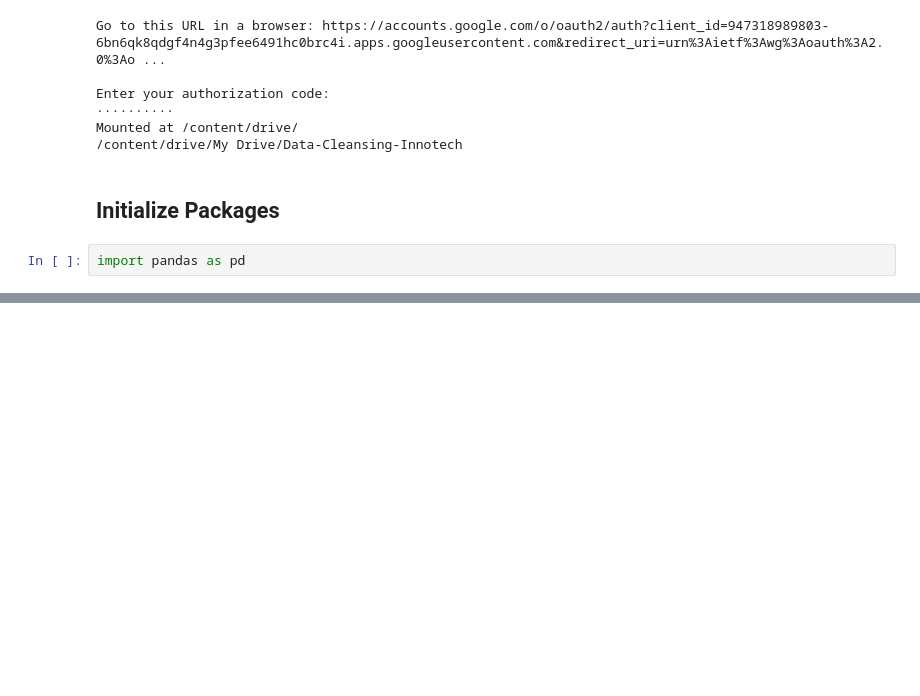
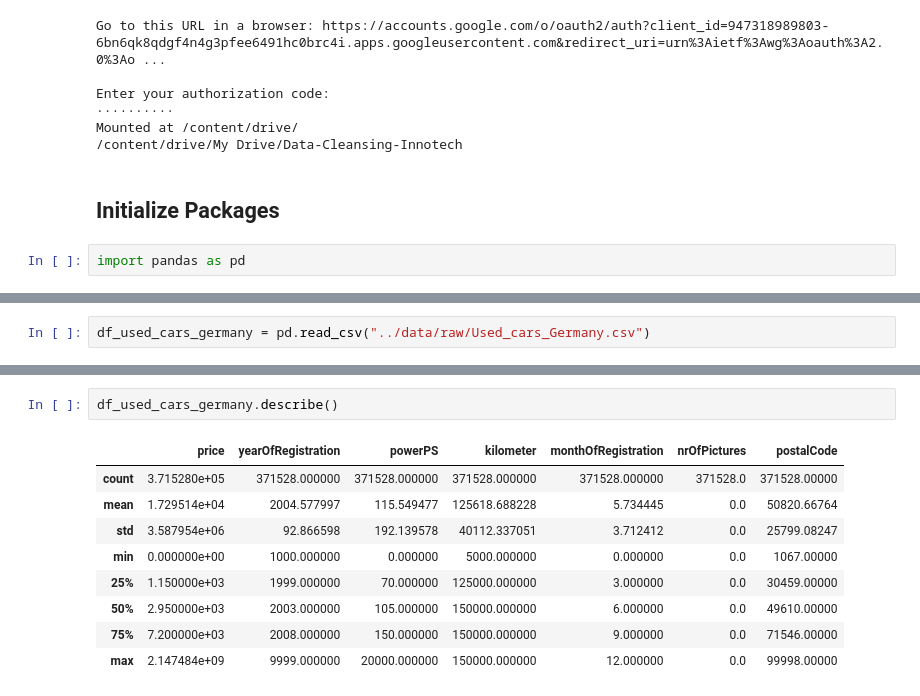
Before and after one commit to pakhotin/Data-Cleansing-Innotech, a Jupyter notebook: notebooks/Demo.ipynb, the cells around one changed output, grey strips where cells are left out. Drawn from its saved outputs; the diff is of its cells as text; blank space fills up the shorter version.

```diff
--- a/notebooks/Demo.ipynb
+++ b/notebooks/Demo.ipynb
@@ -22,0 +126,2 @@ import pandas as pd
+# %%
+df_used_cars_germany = pd.read_csv("../data/raw/Used_cars_Germany.csv")
@@ -22,0 +152,12 @@ import pandas as pd
+# %%
+df_used_cars_germany.describe()
+# %% [output]
+|  | price | yearOfRegistration | powerPS | kilometer | monthOfRegistration | nrOfPictures | postalCode |
+| count | 3.715280e+05 | 371528.000000 | 371528.000000 | 371528.000000 | 371528.000000 | 371528.0 | 371528.00000 |
+| mean | 1.729514e+04 | 2004.577997 | 115.549477 | 125618.688228 | 5.734445 | 0.0 | 50820.66764 |
+| std | 3.587954e+06 | 92.866598 | 192.139578 | 40112.337051 | 3.712412 | 0.0 | 25799.08247 |
+| min | 0.000000e+00 | 1000.000000 | 0.000000 | 5000.000000 | 0.000000 | 0.0 | 1067.00000 |
+| 25% | 1.150000e+03 | 1999.000000 | 70.000000 | 125000.000000 | 3.000000 | 0.0 | 30459.00000 |
+| 50% | 2.950000e+03 | 2003.000000 | 105.000000 | 150000.000000 | 6.000000 | 0.0 | 49610.00000 |
+| 75% | 7.200000e+03 | 2008.000000 | 150.000000 | 150000.000000 | 9.000000 | 0.0 | 71546.00000 |
+| max | 2.147484e+09 | 9999.000000 | 20000.000000 | 150000.000000 | 12.000000 | 0.0 | 99998.00000 |
```
Also changed, not shown: parts of 17 cells of this notebook.
